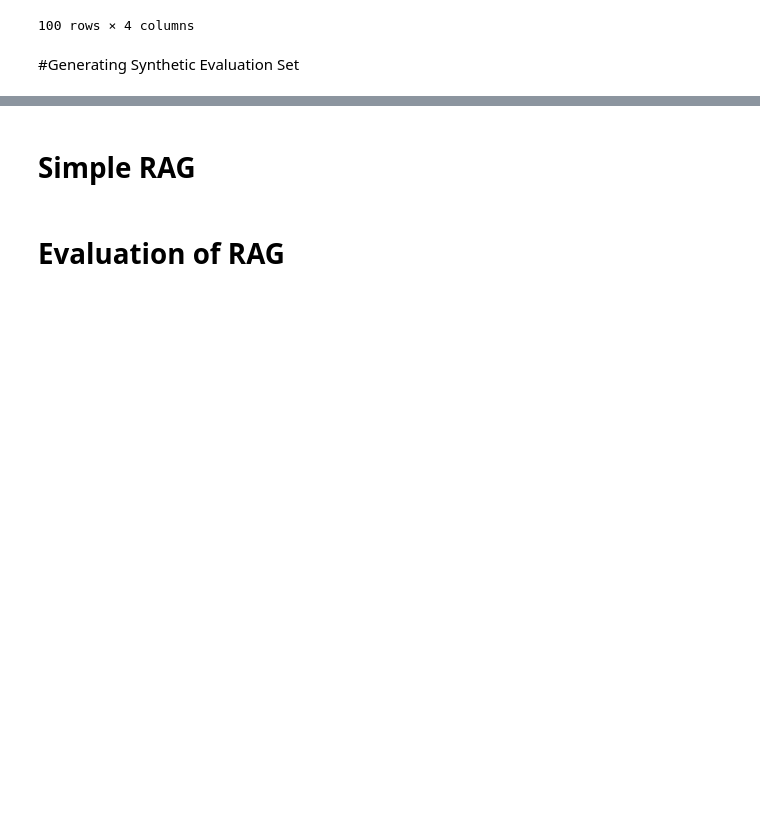
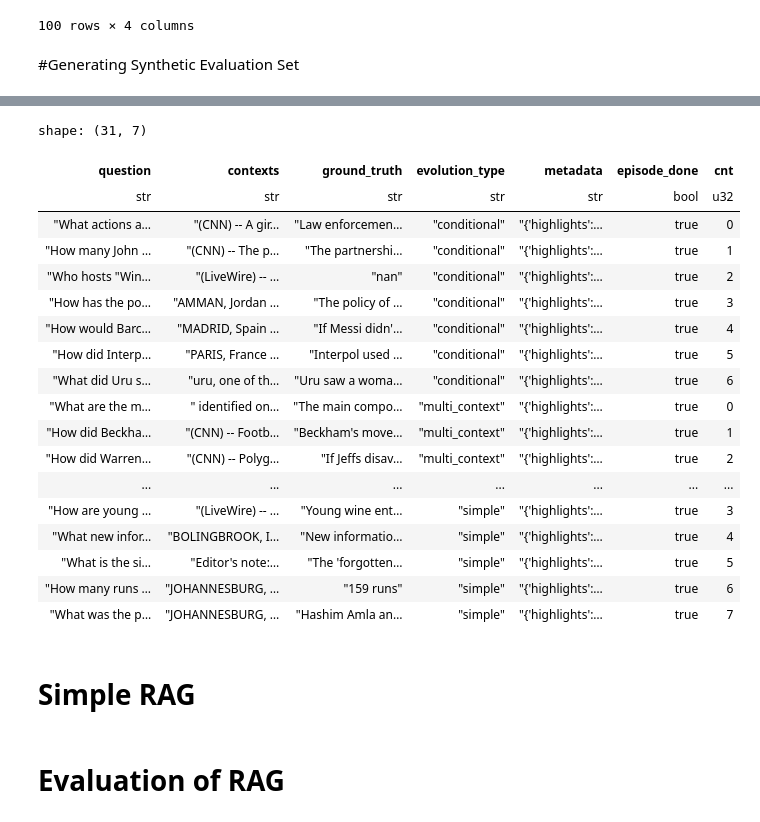
Before and after one commit to gox6/colab-demos, a Jupyter notebook: rags/evaluate-rags-rigorously-or-perish.ipynb, the cells around one changed output, grey strips where cells are left out. Cells and saved outputs as stored; diff of their text form; code cells hidden in the pictures; blank space fills up the shorter version.

```diff
--- a/rags/evaluate-rags-rigorously-or-perish.ipynb
+++ b/rags/evaluate-rags-rigorously-or-perish.ipynb
@@ -202,6 +207,8 @@ def concat_pl_dfs(paths: list[str]):
 
   return dfs
 
-urls = ["https://gist.github.com/gox6/f3d0f4b6cd9d8bd7d4c0d481f3d94a22/raw/synthetic4.csv"]
+urls = ["https://gist.github.com/gox6/20f8332dc4f0071e81b1e6e0ed15f14e/raw/synthetic2.csv",
+        "https://gist.github.com/gox6/16a8578440b5fdc5d2304192a64ca721/raw/synthetic3.csv",
+        "https://gist.github.com/gox6/f3d0f4b6cd9d8bd7d4c0d481f3d94a22/raw/synthetic4.csv"]
 
-concat_pl_dfs(urls)
+eval_set = concat_pl_dfs(urls).drop("index")
@@ -227,3 +215,28 @@ shape: (15, 7)
+# %%
+eval_set = eval_set.sort("contexts").with_columns([pl.col("contexts").cum_count().over("contexts").alias("cnt")])
+eval_set.filter(pl.col("cnt") == pl.lit(0))
+eval_set = eval_set.sort("evolution_type").with_columns([pl.col("evolution_type").cum_count().over("evolution_type").alias("cnt")])
+eval_set.filter(pl.col("cnt") < pl.lit(8))
+# %% [output]
+shape: (31, 7)
+| question | contexts | ground_truth | evolution_type | metadata | episode_done | cnt |
+| str | str | str | str | str | bool | u32 |
+| "What actions a… | "(CNN) -- A gir… | "Law enforcemen… | "conditional" | "{'highlights':… | true | 0 |
+| "How many John … | "(CNN) -- The p… | "The partnershi… | "conditional" | "{'highlights':… | true | 1 |
+| "Who hosts "Win… | "(LiveWire) -- … | "nan" | "conditional" | "{'highlights':… | true | 2 |
+| "How has the po… | "AMMAN, Jordan … | "The policy of … | "conditional" | "{'highlights':… | true | 3 |
+| "How would Barc… | "MADRID, Spain … | "If Messi didn'… | "conditional" | "{'highlights':… | true | 4 |
+| "How did Interp… | "PARIS, France … | "Interpol used … | "conditional" | "{'highlights':… | true | 5 |
+| "What did Uru s… | "uru, one of th… | "Uru saw a woma… | "conditional" | "{'highlights':… | true | 6 |
+| "What are the m… | " identified on… | "The main compo… | "multi_context" | "{'highlights':… | true | 0 |
+| "How did Beckha… | "(CNN) -- Footb… | "Beckham's move… | "multi_context" | "{'highlights':… | true | 1 |
+| "How did Warren… | "(CNN) -- Polyg… | "If Jeffs disav… | "multi_context" | "{'highlights':… | true | 2 |
+| ... | ... | ... | ... | ... | ... | ... |
+| "How are young … | "(LiveWire) -- … | "Young wine ent… | "simple" | "{'highlights':… | true | 3 |
+| "What new infor… | "BOLINGBROOK, I… | "New informatio… | "simple" | "{'highlights':… | true | 4 |
+| "What is the si… | "Editor's note:… | "The 'forgotten… | "simple" | "{'highlights':… | true | 5 |
+| "How many runs … | "JOHANNESBURG, … | "159 runs" | "simple" | "{'highlights':… | true | 6 |
+| "What was the p… | "JOHANNESBURG, … | "Hashim Amla an… | "simple" | "{'highlights':… | true | 7 |
 # %% [markdown]
 # Simple RAG
 # %% [markdown]
```
Also changed, not shown: parts of 3 cells of this notebook.
